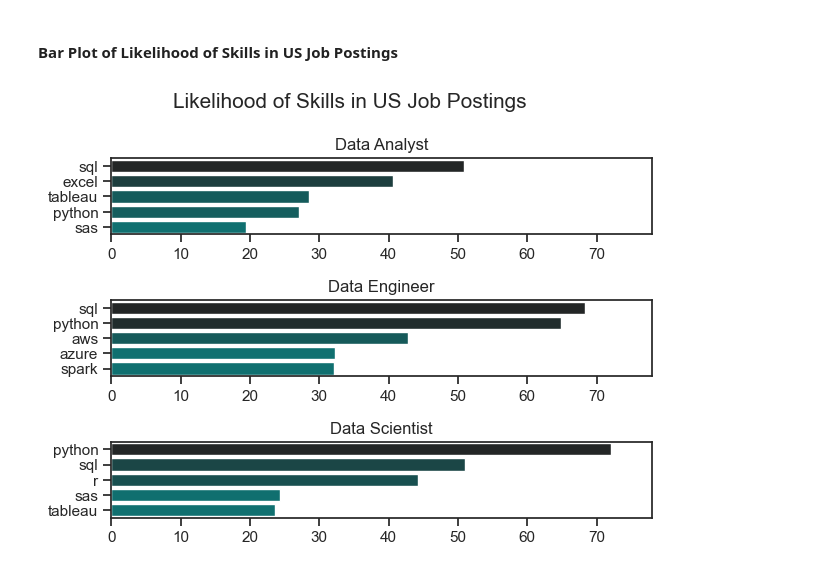
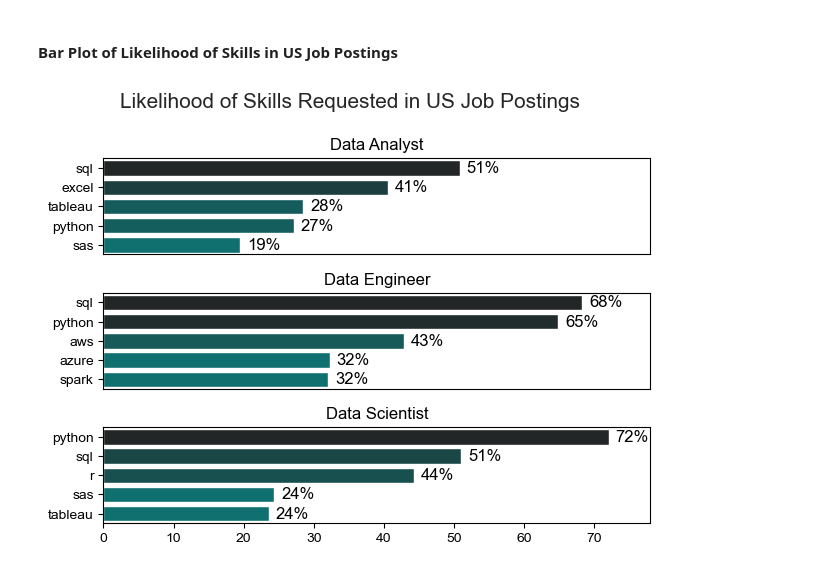
Before and after one commit to robbrody/RB_Python_Data_Project, a Jupyter notebook: 3_Project/2_Skill_Demand.ipynb, the cells around one changed output. Cells and saved outputs as stored; diff of their text form; code cells hidden in the pictures.

```diff
--- a/3_Project/2_Skill_Demand.ipynb
+++ b/3_Project/2_Skill_Demand.ipynb
@@ -72,21 +72,26 @@ df_skills_perc
 # %%
 fig, ax = plt.subplots(len(job_titles), 1)
 
 sns.set_theme(style='ticks')
 
 for i, job_title in enumerate(job_titles):
     df_plot = df_skills_perc[df_skills_perc['job_title_short'] == job_title].head(5)
 
     sns.barplot(data=df_plot, x='skill_percent', y='job_skills', ax=ax[i], hue='skill_count', palette='dark:teal_r')
     ax[i].set_ylabel('')
     ax[i].set_xlabel('')
     ax[i].set_title(job_title)
     ax[i].set_xlim(0, 78)
     ax[i].legend().set_visible(False)
 
+    for n, v in enumerate(df_plot['skill_percent']):
+        ax[i].text(v + 1, n, f'{v:.0f}%', color='black', va='center')
 
-fig.suptitle('Likelihood of Skills in US Job Postings',fontsize=15)
+    if i != len(job_titles) - 1:
+        ax[i].set_xticks([])
+
+fig.suptitle('Likelihood of Skills Requested in US Job Postings',fontsize=15)
 fig.tight_layout()
 plt.show()
 # %% [output]
-[figure, old version]
+[figure, new version]
```
Also changed, not shown: 1 other file.
